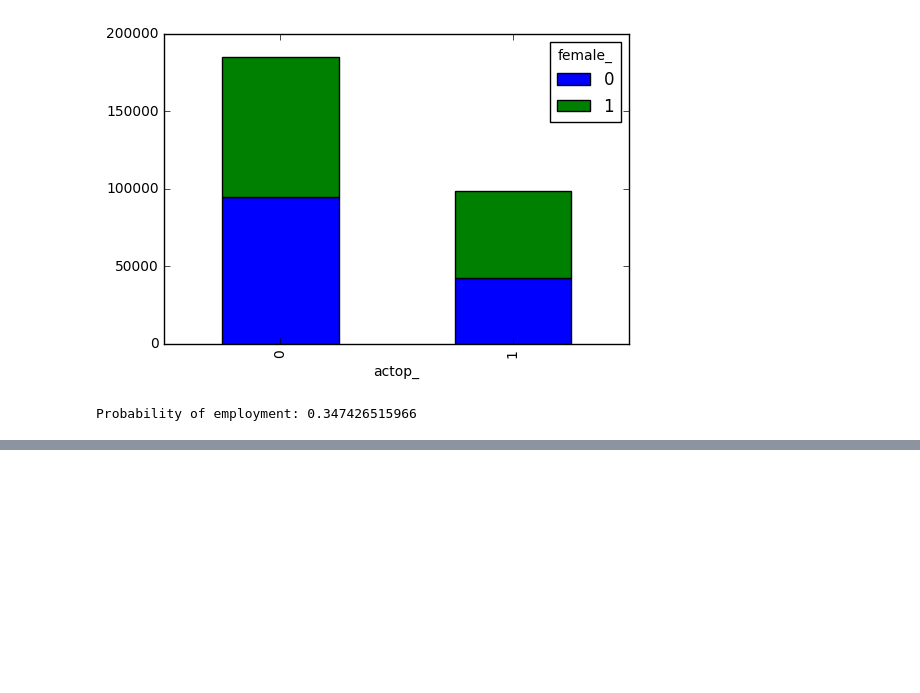
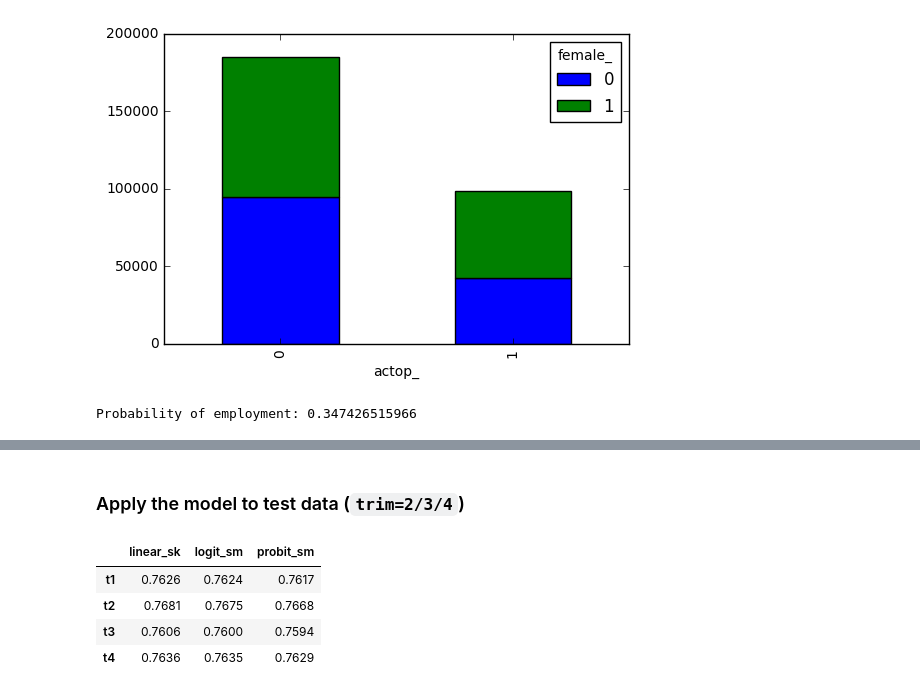
Before and after one commit to ncocacola/econml, a Jupyter notebook: python/eec15.ipynb, the cells around one changed output, grey strips where cells are left out. Drawn from its saved outputs; the diff is of its cells as text; code cells hidden in the pictures; blank space fills up the shorter version.

```diff
--- a/python/eec15.ipynb
+++ b/python/eec15.ipynb
@@ -88,0 +121,5 @@ Probability of employment: 0.347426515966
+# %%
+# Display summary for models that have one
+for m in enabled_models(["linear_sm", "logit_sm", "probit_sm"]):
+    # display(models[m].summary)        # HTML
+    print models[m].summary(); print    # raw
@@ -88,0 +175,33 @@ Probability of employment: 0.347426515966
+# %% [markdown]
+### Apply the model to test data (`trim=2/3/4`)
+# %%
+# Check the accuracy of the model on the training & test sets
+accuracy = pd.DataFrame(index=trims)
+
+# To avoid the pitfall from the above calculation, we need to map [0, 1] -> {0, 1}
+# We define a threshold probability above which we consider an individual to be employed
+THRESHOLD = 0.5
+
+if enabled(["linear_sk"]):
+    accuracy["linear_sk"] = pd.Series()
+    for t in trims:
+        predicted = models["linear_sk"].predict(X[t])
+        predicted = np.where(predicted < THRESHOLD, 0, 1)
+        accuracy["linear_sk"][t] = metrics.accuracy_score(y[t], predicted)
+
+for m in enabled_models(["logit_sm", "probit_sm"]):
+    accuracy[m] = pd.Series()
+    for t in trims:
+        # Note: the three methods for computing `predicted` are equivalent
+        # predicted = np.where(models[m].predict_proba(X[t]).T[1] < THRESHOLD, 0, 1)
+        # predicted = models[m].predict(X[t])    # THRESHOLD = 0.5 is implied
+        predicted = np.where(models[m].predict(sm.add_constant(X[t])) < THRESHOLD, 0, 1)
+        accuracy[m][t] = metrics.accuracy_score(y[t], predicted)
+
+accuracy
+# %% [output]
+|  | linear_sk | logit_sm | probit_sm |
+| t1 | 0.7626 | 0.7624 | 0.7617 |
+| t2 | 0.7681 | 0.7675 | 0.7668 |
+| t3 | 0.7606 | 0.7600 | 0.7594 |
+| t4 | 0.7636 | 0.7635 | 0.7629 |
```
Also changed, not shown: parts of 10 cells of this notebook.
